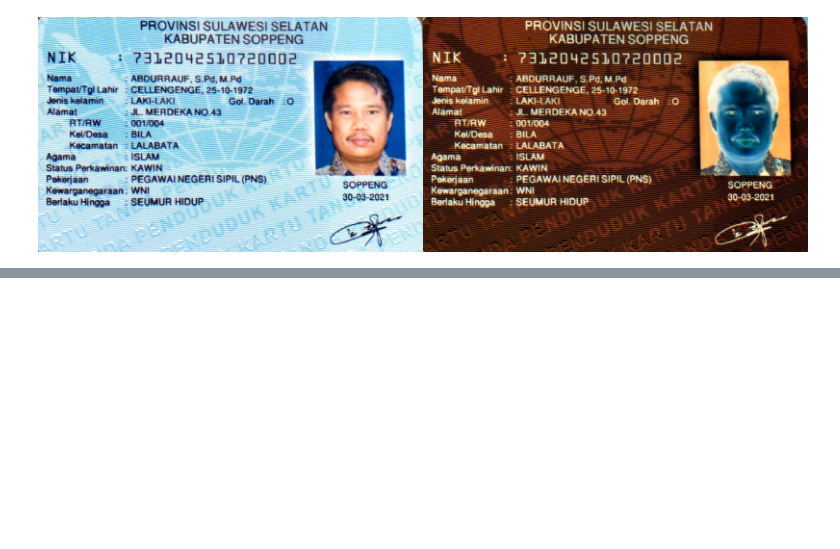
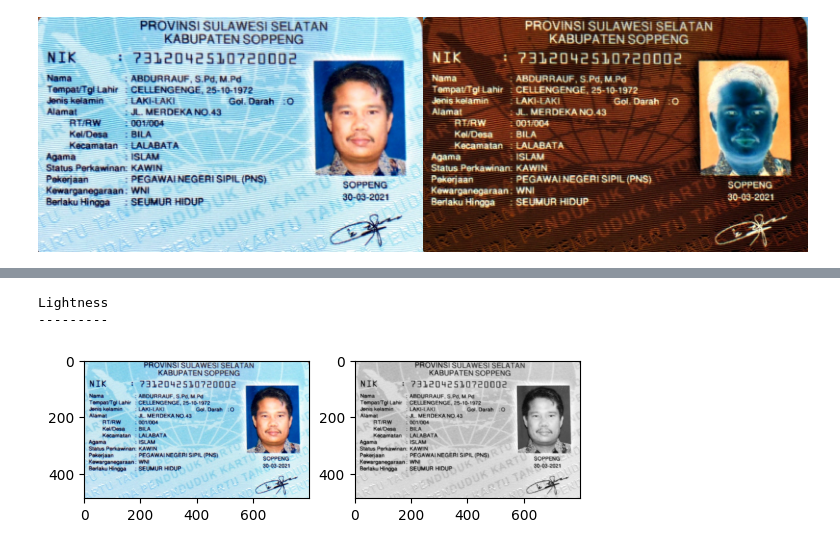
Before and after one commit to sbylash/23_Shasia-Sasa_PCVK, a Jupyter notebook: Week3.ipynb, the cells around one changed output, grey strips where cells are left out. Cells and saved outputs as stored; diff of their text form; code cells hidden in the pictures; blank space fills up the shorter version.

```diff
--- a/Week3.ipynb
+++ b/Week3.ipynb
@@ -117,0 +138,19 @@ Masukkan nilai kecerahan: 50
+# %%
+# b) Lightness
+print('Lightness')
+print('---------')
+
+for y in range(original.shape[0]):
+  for x in range(original.shape[1]):
+    grayscale_image[y,x] = np.clip((int(max(original[y,x])) + int(min(original[y,x])))/2, 0, 255)
+
+plt.subplot(1,2,1)
+plt.imshow(cv.cvtColor(original, cv.COLOR_BGR2RGB))
+
+plt.subplot(1,2,2)
+plt.imshow(cv.cvtColor(grayscale_image, cv.COLOR_BGR2RGB))
+plt.show()
+# %% [output]
+Lightness
+---------
+[figure, added]
```
Also changed, not shown: parts of 7 cells of this notebook.
